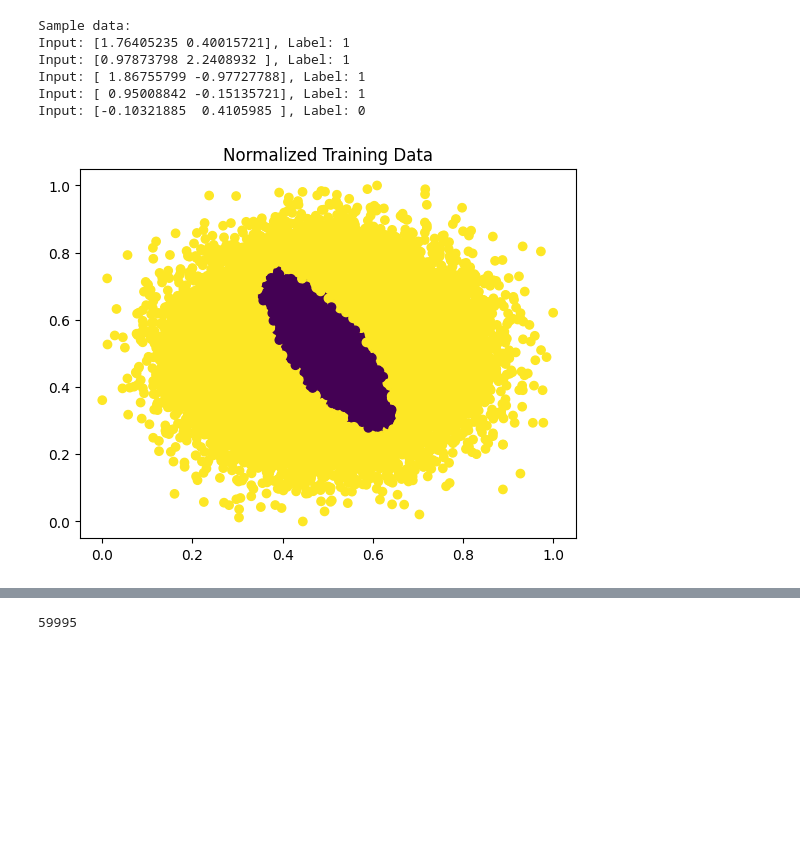
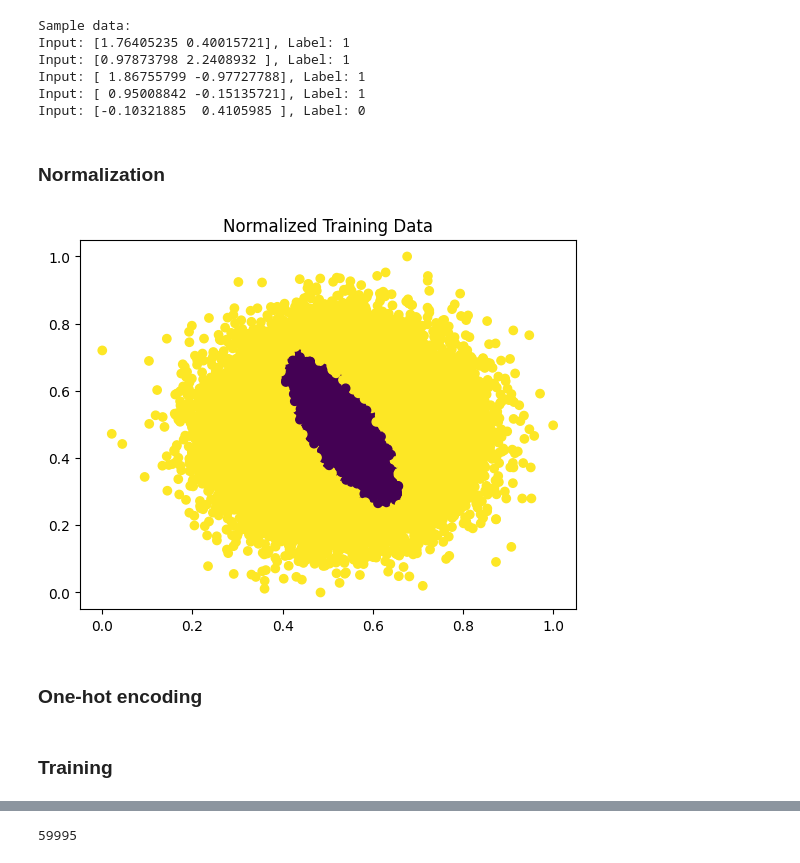
Before and after one commit to michelexyz/deeplearning_assignments, a Jupyter notebook: Assigment1/assigment.ipynb, the cells around one changed output, grey strips where cells are left out. Saved outputs shown, nothing was run; the diff lists cells and outputs as text; code cells hidden in the pictures; blank space fills up the shorter version.

```diff
--- a/Assigment1/assigment.ipynb
+++ b/Assigment1/assigment.ipynb
@@ -338,11 +373,14 @@ Input: [0.97873798 2.2408932 ], Label: 1
 Input: [ 1.86755799 -0.97727788], Label: 1
 Input: [ 0.95008842 -0.15135721], Label: 1
 Input: [-0.10321885  0.4105985 ], Label: 0
+# %% [markdown]
+### Normalization
 # %%
 def min_max_normalize(data):
     # Calculate min and max for each column (feature)
     min_vals = np.min(data, axis=0)
-    max_vals = np.max(data, axis=0)
+    max_vals = np.max(data, axis=0
+                      )
 
     # Normalize each feature
     normalized_data = (data - min_vals) / (max_vals - min_vals)
@@ -354,14 +392,20 @@ def min_max_normalize_other(data, min_vals, max_vals):
     return normalized_data
 # %%
 # Normalize the training data
-xtrain_normalized, min_vals, max_vals = min_max_normalize(xtrain_filtered)
+xtrain_normalized, min_vals, max_vals = min_max_normalize(xtrain)
+
+# Normalize the validation data using the min and max values from the training data
+
+xval_normalized = min_max_normalize_other(xval, min_vals, max_vals)
 # %%
 # plot the normalized data
-plt.scatter(xtrain_normalized[:, 0], xtrain_normalized[:, 1], c=ytrain_filtered)
+plt.scatter(xtrain_normalized[:, 0], xtrain_normalized[:, 1], c=ytrain)
 plt.title("Normalized Training Data")
 plt.show()
 # %% [output]
-[figure, old version]
+[figure, new version]
+# %% [markdown]
+### One-hot encoding
 # %%
 # convert ytrain to one-hot encoding
 def one_hot_encode(data, num_cls):
@@ -371,6 +415,8 @@ def one_hot_encode(data, num_cls):
         encoded_value[value] = 1
         encoded_data.append(encoded_value)
     return encoded_data
+# %% [markdown]
+### Training
 # %%
 import random
 # Set the weights to random normal values between -1 and 1 and biases to 0
```
Also changed, not shown: parts of 14 cells of this notebook.
